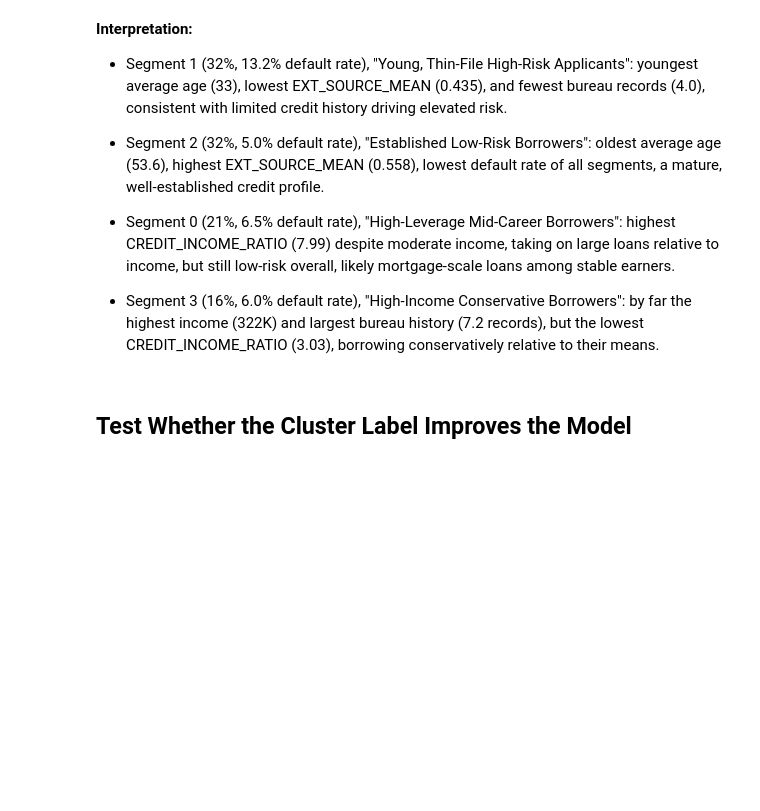
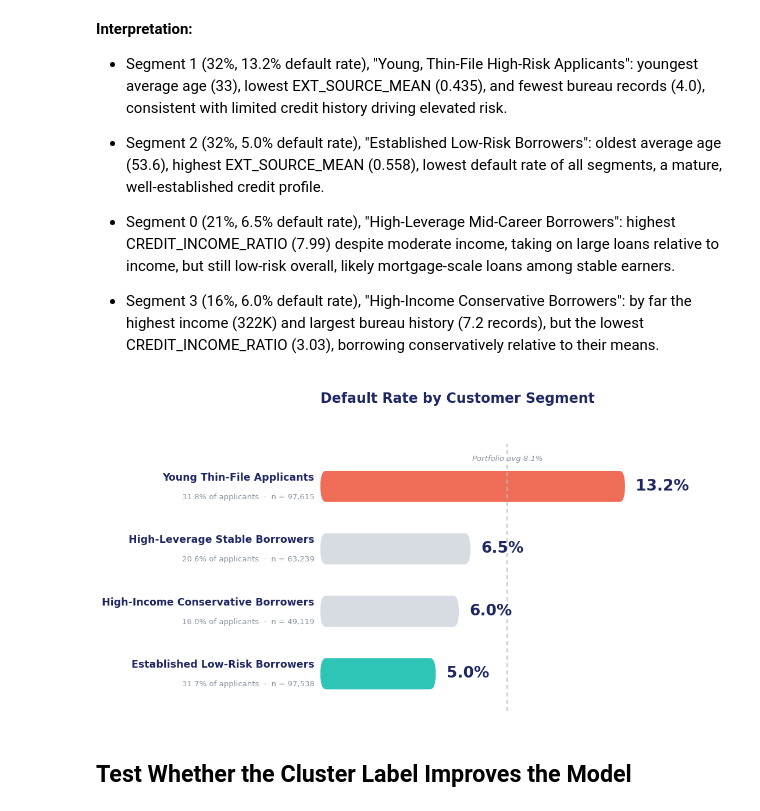
Before and after one commit to jarviscanada/jarvis_data_eng_SamiaCarchaf, a Jupyter notebook: capstone/notebooks/03_feature_engineering.ipynb, the cells around one changed output. Drawn from its saved outputs; the diff is of its cells as text; code cells hidden in the pictures; blank space fills up the shorter version.

```diff
--- a/capstone/notebooks/03_feature_engineering.ipynb
+++ b/capstone/notebooks/03_feature_engineering.ipynb
@@ -521,6 +521,75 @@ plt.show()
 * Segment 0 (21%, 6.5% default rate), "High-Leverage Mid-Career Borrowers": highest CREDIT_INCOME_RATIO (7.99) despite moderate income, taking on large loans relative to income, but still low-risk overall, likely mortgage-scale loans among stable earners.
 
 * Segment 3 (16%, 6.0% default rate), "High-Income Conservative Borrowers": by far the highest income (322K) and largest bureau history (7.2 records), but the lowest CREDIT_INCOME_RATIO (3.03), borrowing conservatively relative to their means.
+# %%
+import matplotlib.pyplot as plt
+from matplotlib.patches import FancyBboxPatch
+import numpy as np
+
+plt.rcParams['font.family'] = 'DejaVu Sans'
+
+segment_info = {
+    'Young Thin-File Applicants': {'share': 31.8, 'default_rate': 13.2, 'n': 97615, 'highlight': 'target'},
+    'Established Low-Risk Borrowers': {'share': 31.7, 'default_rate': 5.0, 'n': 97538, 'highlight': 'safest'},
+    'High-Leverage Stable Borrowers': {'share': 20.6, 'default_rate': 6.5, 'n': 63239, 'highlight': None},
+    'High-Income Conservative Borrowers': {'share': 16.0, 'default_rate': 6.0, 'n': 49119, 'highlight': None},
+}
+
+sorted_segments = sorted(segment_info.items(), key=lambda x: x[1]['default_rate'], reverse=True)
+labels = [s[0] for s in sorted_segments]
+rates = [s[1]['default_rate'] for s in sorted_segments]
+shares = [s[1]['share'] for s in sorted_segments]
+ns = [s[1]['n'] for s in sorted_segments]
+highlights = [s[1]['highlight'] for s in sorted_segments]
+
+colors = {'target': '#EF6C57', 'safest': '#2EC4B6', None: '#D7DCE3'}
+bar_colors = [colors[h] for h in highlights]
+
+fig, ax = plt.subplots(figsize=(11, 5.8))
+fig.patch.set_facecolor('white')
+ax.set_facecolor('white')
+
+y_pos = np.arange(len(labels))[::-1]
+bar_height = 0.5
+
+max_rate = max(rates)
+ax.set_xlim(0, max_rate * 1.32)
+ax.set_ylim(-0.6, len(labels) - 0.05)
+
+for y, rate, color in zip(y_pos, rates, bar_colors):
+    bar = FancyBboxPatch((0, y - bar_height/2), rate, bar_height,
+        boxstyle=f"round,pad=0,rounding_size={bar_height/2}",
+        linewidth=0, facecolor=color, mutation_aspect=1)
+    ax.add_patch(bar)
+
+for y, rate in zip(y_pos, rates):
+    ax.text(rate + max_rate*0.035, y, f'{rate:.1f}%', va='center', ha='left',
+            fontsize=19, fontweight='bold', color='#1E2761')
+
+for y, label, share, n in zip(y_pos, labels, shares, ns):
+    ax.text(-max_rate*0.02, y + 0.14, label, va='center', ha='right',
+            fontsize=12.5, fontweight='bold', color='#1E2761')
+    ax.text(-max_rate*0.02, y - 0.17, f'{share}% of applicants  ·  n = {n:,}',
+            va='center', ha='right', fontsize=9.5, color='#8892A0')
+
+overall_rate = 8.1
+ax.axvline(overall_rate, color='#B8BEC9', linestyle=(0, (4, 3)), linewidth=1.3, zorder=1, ymax=0.94)
+ax.text(overall_rate, len(labels) - 0.62, f'Portfolio avg {overall_rate}%',
+        fontsize=9.5, color='#8892A0', ha='center', va='bottom', style='italic')
+
+ax.set_yticks([])
+ax.set_xticks([])
+for spine in ax.spines.values():
+    spine.set_visible(False)
+
+ax.set_title('Default Rate by Customer Segment', fontsize=17, fontweight='bold',
+             color='#1E2761', loc='left', pad=30)
+
+plt.tight_layout()
+plt.savefig('../figs/segment_default_rates_modern.png', dpi=300, bbox_inches='tight', facecolor='white')
+plt.show()
+# %% [output]
+[figure, added]
 # %% [markdown]
 ## Test Whether the Cluster Label Improves the Model
 # %%
```
Also changed, not shown: 10 other files.
